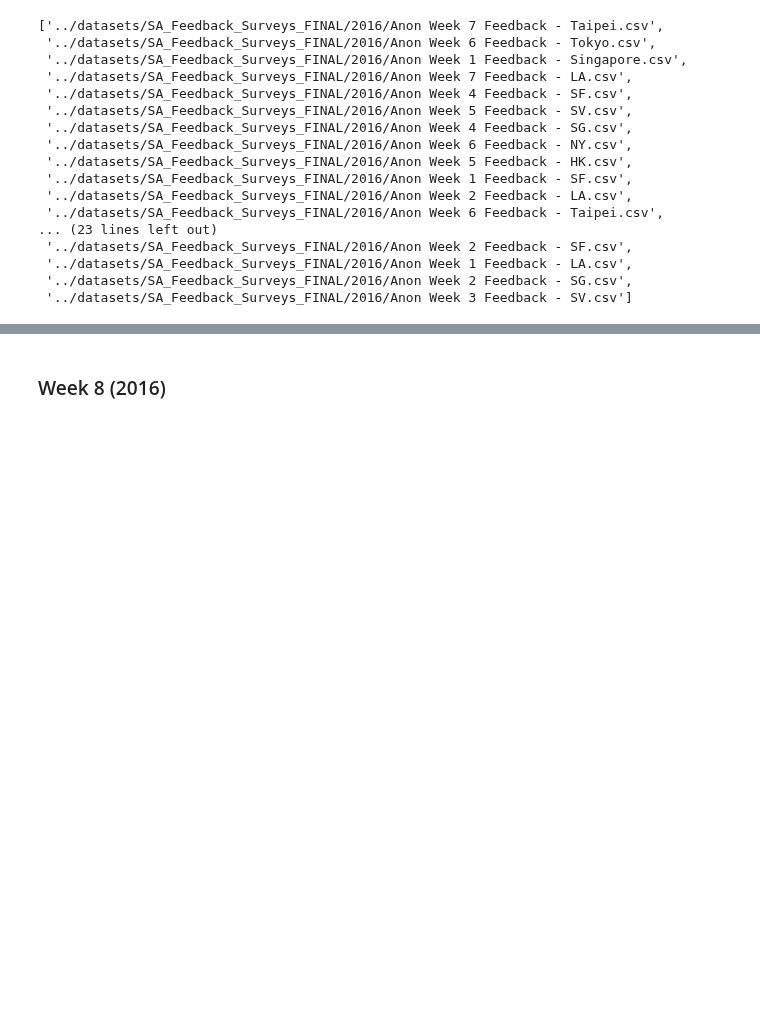
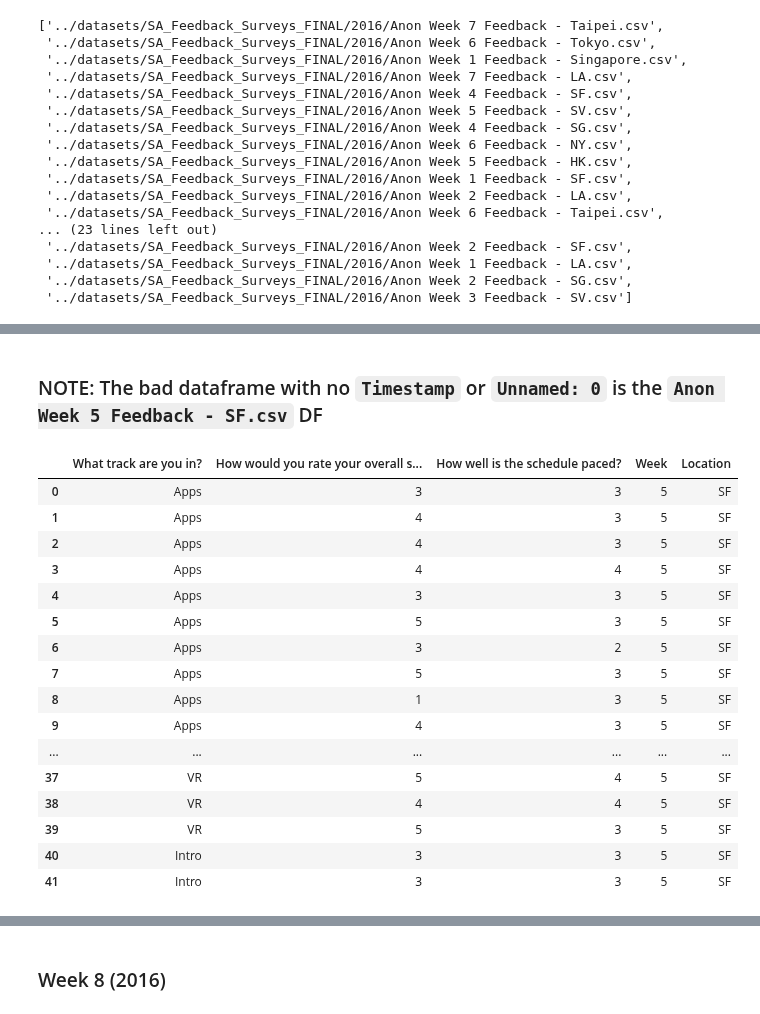
Before and after one commit to natepill/DS1.1, a Jupyter notebook: NPS/MS-Summer-Acadmey-2017.ipynb, the cells around one changed output, grey strips where cells are left out. Drawn from its saved outputs; the diff is of its cells as text; code cells hidden in the pictures; blank space fills up the shorter version.

```diff
--- a/NPS/MS-Summer-Acadmey-2017.ipynb
+++ b/NPS/MS-Summer-Acadmey-2017.ipynb
@@ -107,0 +82,8 @@ dataset = all_files()
+# %%
+filename = "Anon Week 1 Feedback - LA.csv"
+fileparts = filename.split(" ")
+
+test_file_path = REL_PATH_DIRECTORY + filename
+df_test = pd.read_csv(test_file_path)
+# %%
+week_num, location = int(fileparts[2]), fileparts[5].split(".")[0]
@@ -107,0 +126,17 @@ dataset = all_files()
+# %%
+def read_all_files():
+    data_arr = list()
+    for filename in all_but_8_2016_files:
+        # When reading each file, we grab the Week & Location data and add it to two new columns
+        week, location = _get_week_and_location(filename)
+        df = pd.read_csv(filename)
+        df["Week"], df["Location"] = week, location
+        data_arr.append(df)
+    return data_arr
+
+def _get_week_and_location(filename):
+    fileparts = filename.split(" ")
+    week, location = int(fileparts[2]), fileparts[5].split(".")[0]
+    return week, location
+
+data = read_all_files()
@@ -107,0 +147,28 @@ dataset = all_files()
+# %% [markdown]
+### NOTE: The bad dataframe with no `Timestamp` or `Unnamed: 0` is the `Anon Week 5 Feedback - SF.csv` DF
+# %%
+youre_the_one = None
+
+for df in data:
+    if "Unnamed: 0" not in df.columns and "Timestamp" not in df.columns:
+        youre_the_one = df
+
+youre_the_one
+# %% [output]
+|  | What track are you in? | How would you rate your overall s... | How well is the schedule paced? | Week | Location |
+| 0 | Apps | 3 | 3 | 5 | SF |
+| 1 | Apps | 4 | 3 | 5 | SF |
+| 2 | Apps | 4 | 3 | 5 | SF |
+| 3 | Apps | 4 | 4 | 5 | SF |
+| 4 | Apps | 3 | 3 | 5 | SF |
+| 5 | Apps | 5 | 3 | 5 | SF |
+| 6 | Apps | 3 | 2 | 5 | SF |
+| 7 | Apps | 5 | 3 | 5 | SF |
+| 8 | Apps | 1 | 3 | 5 | SF |
+| 9 | Apps | 4 | 3 | 5 | SF |
+| ... | ... | ... | ... | ... | ... |
+| 37 | VR | 5 | 4 | 5 | SF |
+| 38 | VR | 4 | 4 | 5 | SF |
+| 39 | VR | 5 | 3 | 5 | SF |
+| 40 | Intro | 3 | 3 | 5 | SF |
+| 41 | Intro | 3 | 3 | 5 | SF |
```
Also changed, not shown: parts of 33 cells of this notebook.
